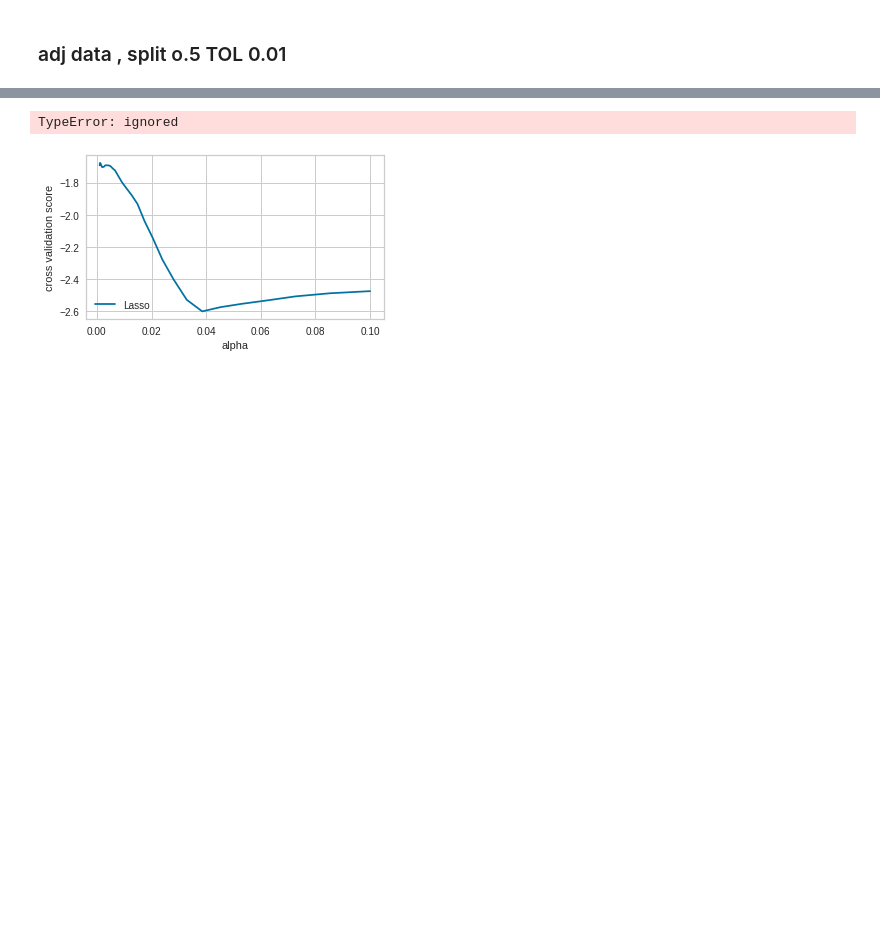
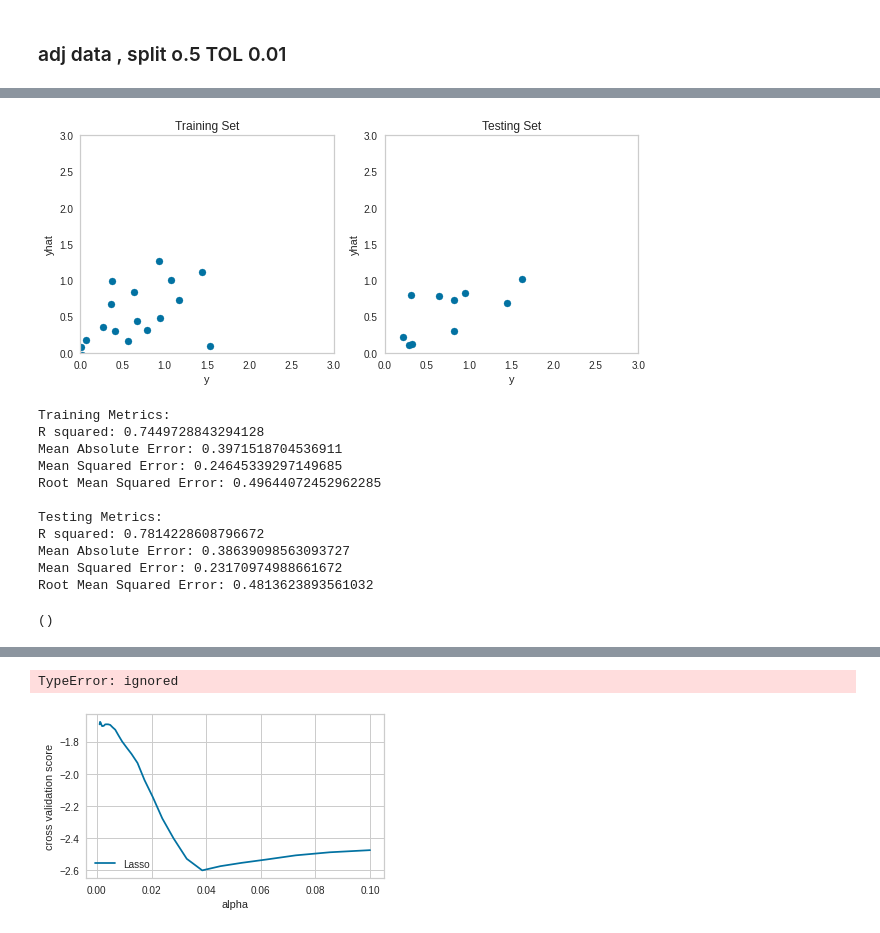
Before and after one commit to JF11579/Adelphi, a Jupyter notebook: Spring5_4.ipynb, the cells around one changed output, grey strips where cells are left out. Saved outputs shown, nothing was run; the diff lists cells and outputs as text; code cells hidden in the pictures; blank space fills up the shorter version.

```diff
--- a/Spring5_4.ipynb
+++ b/Spring5_4.ipynb
@@ -616,0 +703,17 @@ Test_R2 median: 0.612380268540174
+# %%
+Prediction_Plots(y_train, y_pred_Train, y_test, y_pred_Test)
+Metrics_Printer(y_train, y_pred_Train, y_test, y_pred_Test)
+# %% [output]
+[figure, added]
+Training Metrics:
+R squared: 0.7449728843294128
+Mean Absolute Error: 0.3971518704536911
+Mean Squared Error: 0.24645339297149685
+Root Mean Squared Error: 0.49644072452962285
+
+Testing Metrics:
+R squared: 0.7814228608796672
+Mean Absolute Error: 0.38639098563093727
+Mean Squared Error: 0.23170974988661672
+Root Mean Squared Error: 0.4813623893561032
+()
```
Also changed, not shown: parts of 40 cells of this notebook.
